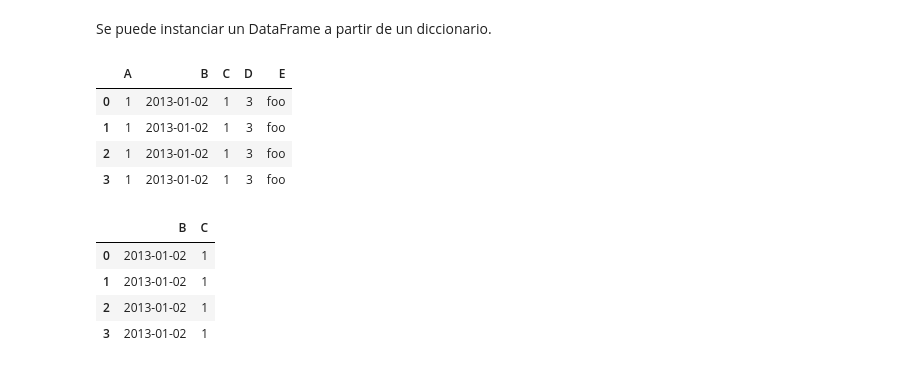
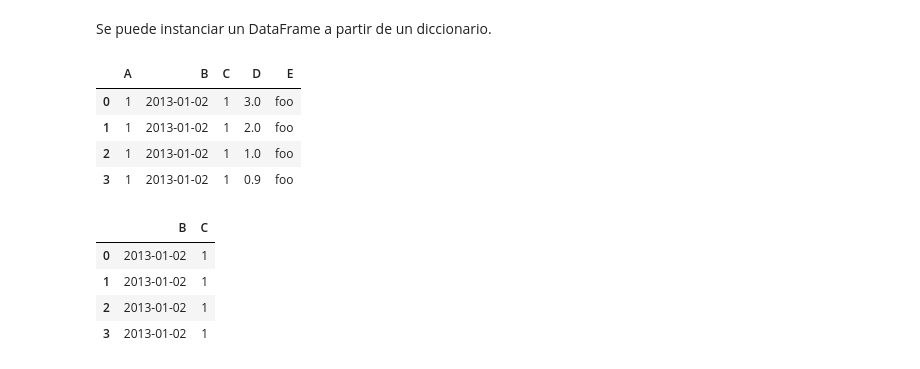
Before and after one commit to mgaitan/curso-python-cientifico, a Jupyter notebook: Clase 8.ipynb, the cells around one changed output. Drawn from its saved outputs; the diff is of its cells as text; code cells hidden in the pictures.

```diff
--- a/Clase 8.ipynb
+++ b/Clase 8.ipynb
@@ -286,16 +287,16 @@ Se puede instanciar un DataFrame a partir de un diccionario.
 # %%
 df2 = pd.DataFrame({ 'A': 1.,
                      'B': pd.Timestamp('20130102'),
                      'C': pd.Series(1, index=range(4),dtype='float32'),
-                     'D': np.array([3] * 4,dtype='int32'),
+                     'D': np.array([3, 2, 1, .9]),
                      'E': 'foo' })
 df2
 # %% [output]
 |  | A | B | C | D | E |
-| 0 | 1 | 2013-01-02 | 1 | 3 | foo |
-| 1 | 1 | 2013-01-02 | 1 | 3 | foo |
-| 2 | 1 | 2013-01-02 | 1 | 3 | foo |
-| 3 | 1 | 2013-01-02 | 1 | 3 | foo |
+| 0 | 1 | 2013-01-02 | 1 | 3.0 | foo |
+| 1 | 1 | 2013-01-02 | 1 | 2.0 | foo |
+| 2 | 1 | 2013-01-02 | 1 | 1.0 | foo |
+| 3 | 1 | 2013-01-02 | 1 | 0.9 | foo |
 # %%
 df2[['B','C']]
 # %% [output]
```
Also changed, not shown: parts of 49 cells of this notebook.
